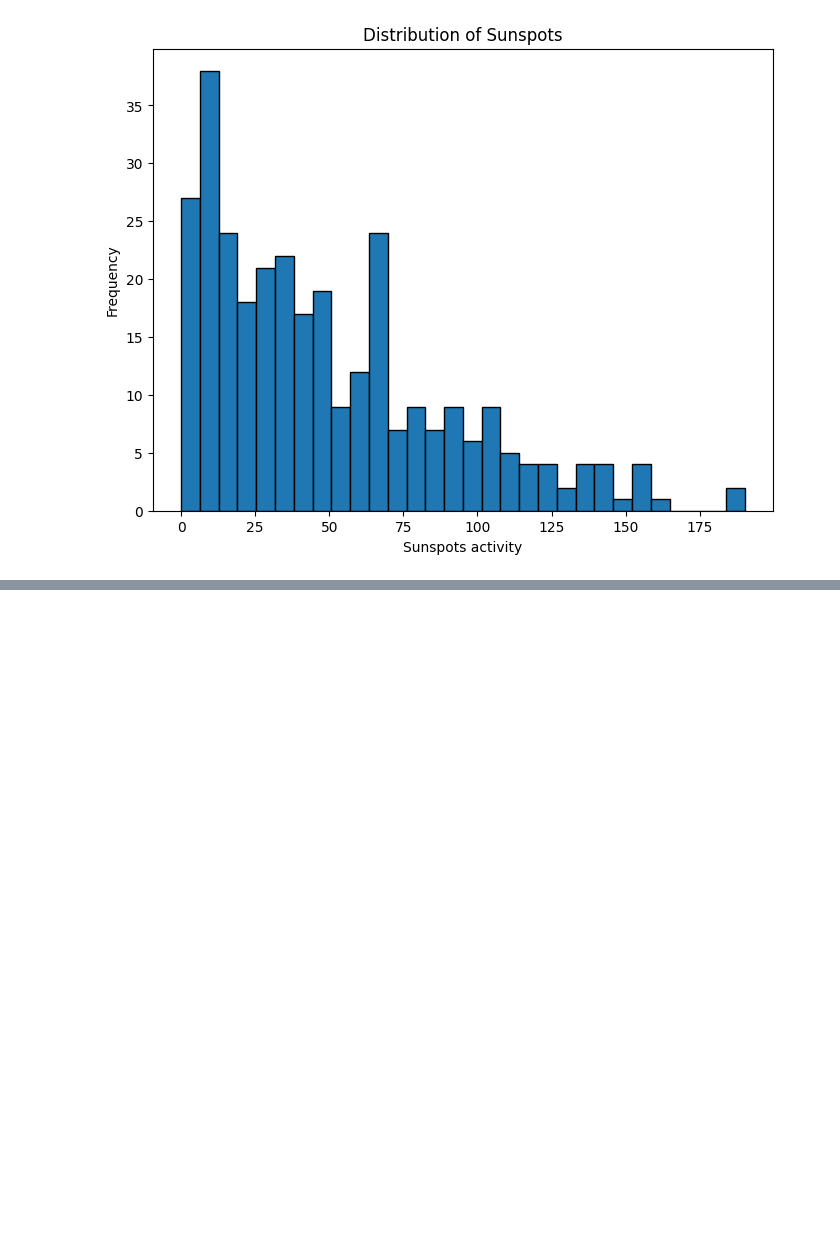
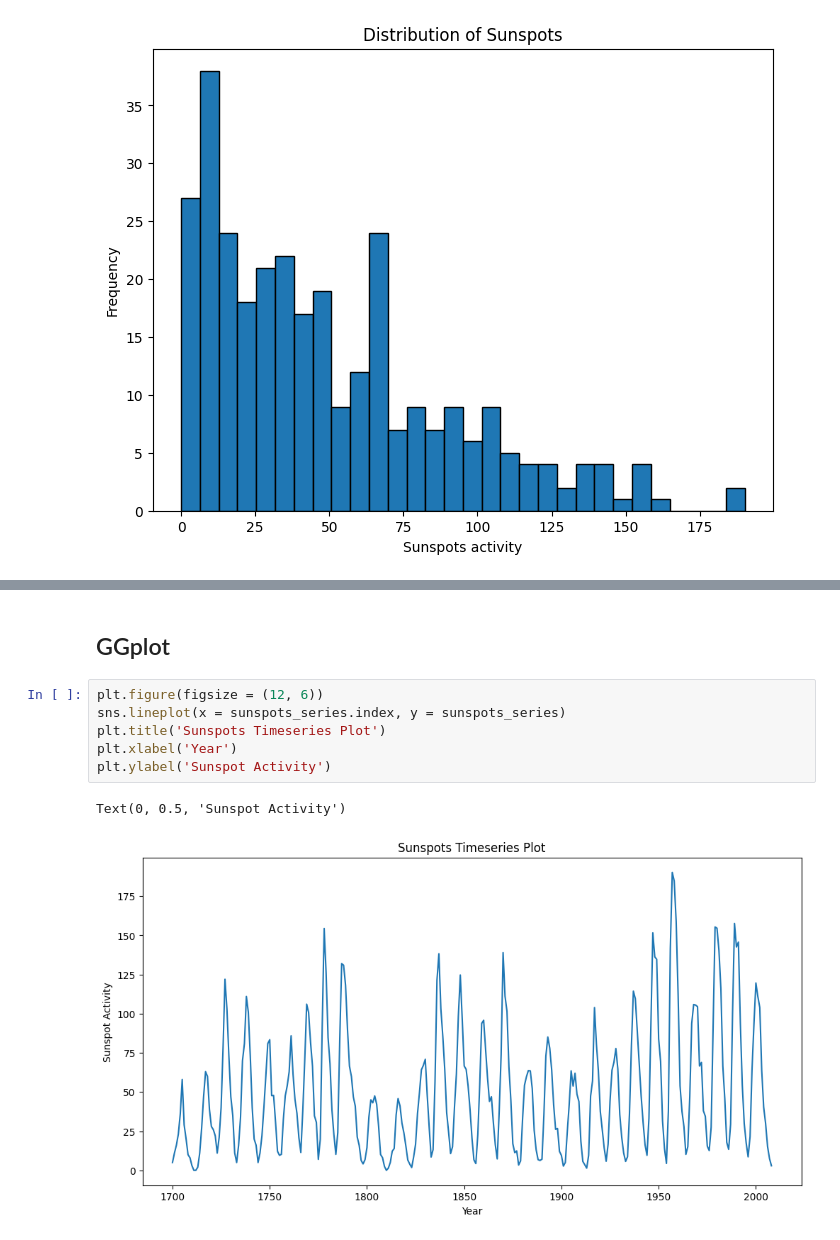
Before and after one commit to feed0/time-series, a Jupyter notebook: 2-exploring-time-series.ipynb, the cells around one changed output, grey strips where cells are left out. Saved outputs shown, nothing was run; the diff lists cells and outputs as text; blank space fills up the shorter version.

```diff
--- a/2-exploring-time-series.ipynb
+++ b/2-exploring-time-series.ipynb
@@ -104,0 +115,11 @@ plt.show()
+# %% [markdown]
+## GGplot
+# %%
+plt.figure(figsize = (12, 6))
+sns.lineplot(x = sunspots_series.index, y = sunspots_series)
+plt.title('Sunspots Timeseries Plot')
+plt.xlabel('Year')
+plt.ylabel('Sunspot Activity')
+# %% [output]
+Text(0, 0.5, 'Sunspot Activity')
+[figure, added]
```
Also changed, not shown: parts of 12 cells of this notebook.
